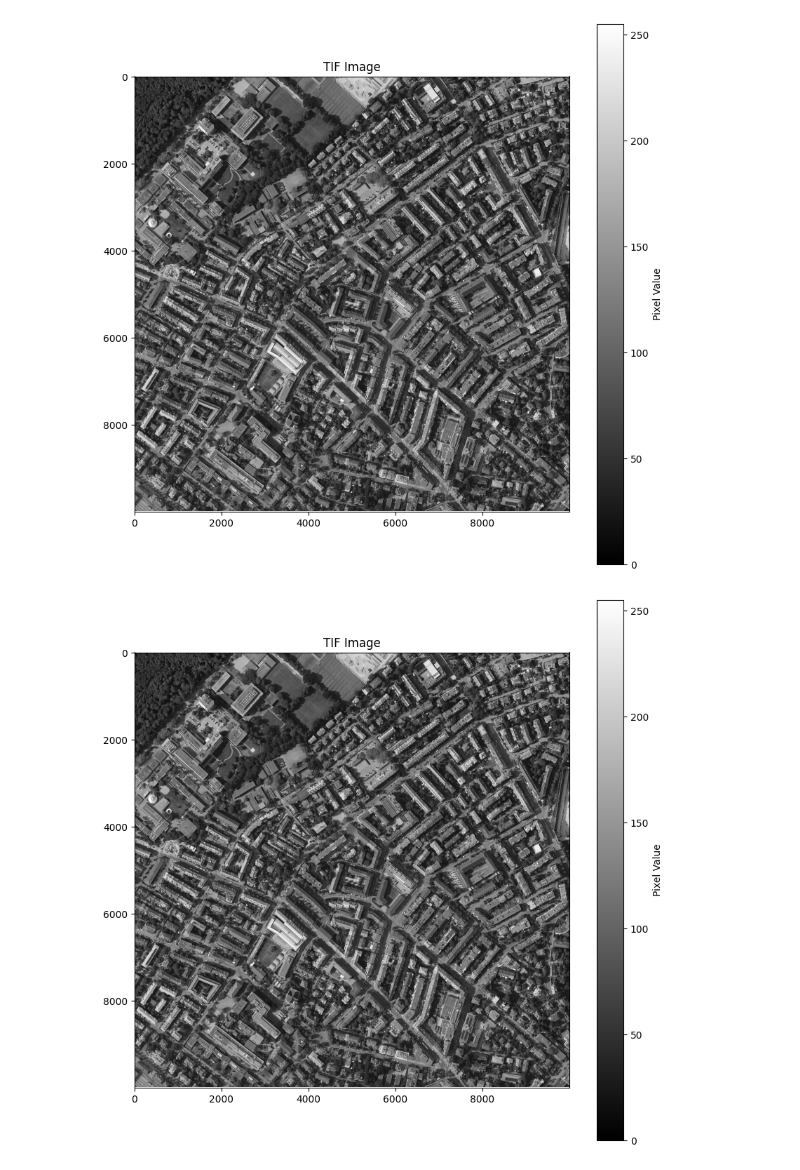
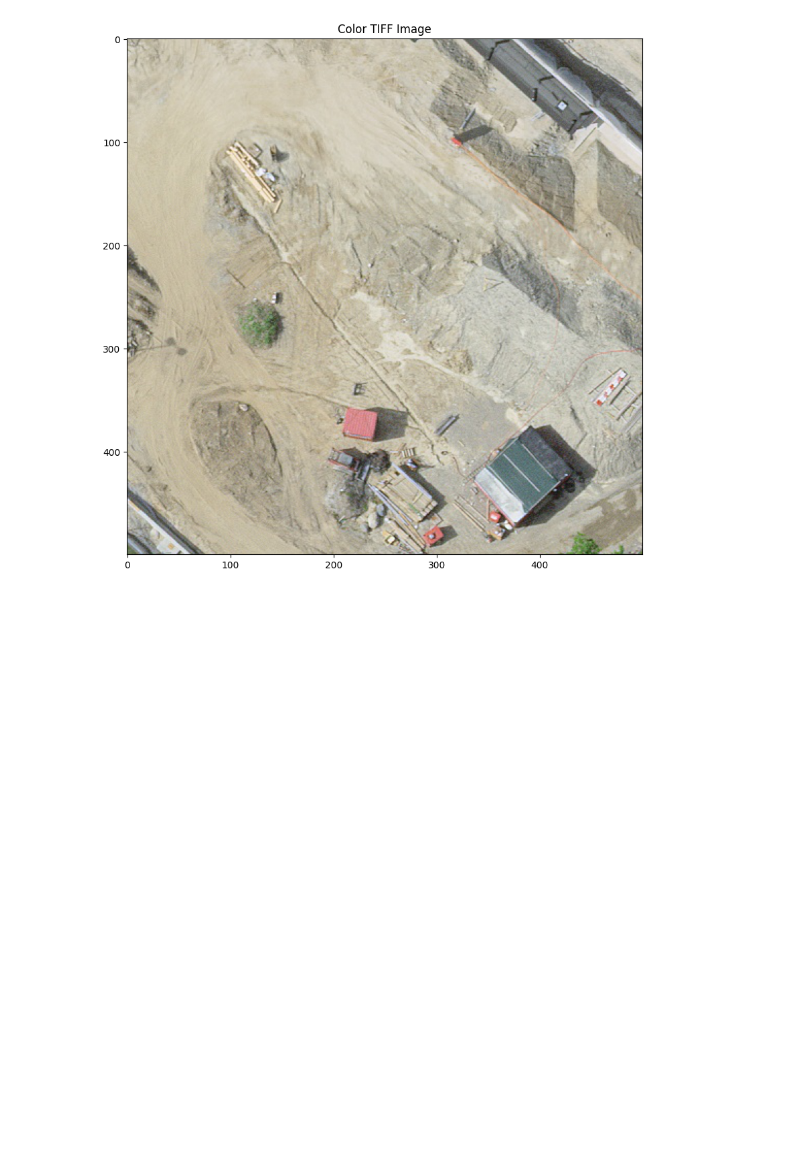
Before and after one commit to bbvch/hackathon_bern_23, a Jupyter notebook: notebooks/tif_splitter.ipynb, the cells around one changed output. Drawn from its saved outputs; the diff is of its cells as text; code cells hidden in the pictures; blank space fills up the shorter version.

```diff
--- a/notebooks/tif_splitter.ipynb
+++ b/notebooks/tif_splitter.ipynb
@@ -44,23 +0,0 @@ Splitting complete.
-# %%
-import matplotlib.pyplot as plt
-import rasterio
-import matplotlib.pyplot as plt
-
-def plot_tif(tif_file):
-    # Open the .tif file
-    with rasterio.open(tif_file) as src:
-        # Read the first band
-        band = src.read(1)
-
-        # Display the image
-        plt.figure(figsize=(10, 10))
-        plt.imshow(band, cmap='gray')
-        plt.colorbar(label='Pixel Value')
-        plt.title('TIF Image')
-        plt.show()
-
-# Usage
-plot_tif(input_file)
-# %% [output]
-[figure, removed]
-[figure, removed]
@@ -66,0 +69,5 @@ plot_tif(input_file)
+# %%
+# Usage
+plot_tif_color("../grid/grid_0_10.tif")
+# %% [output]
+[figure, added]
```
Also changed, not shown: parts of 5 cells of this notebook, 14 other files.
